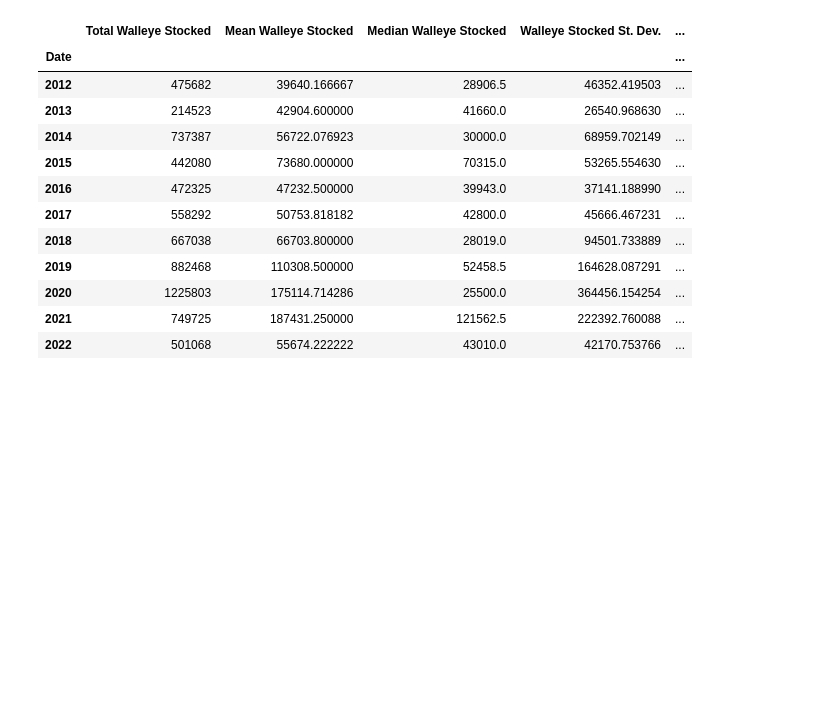
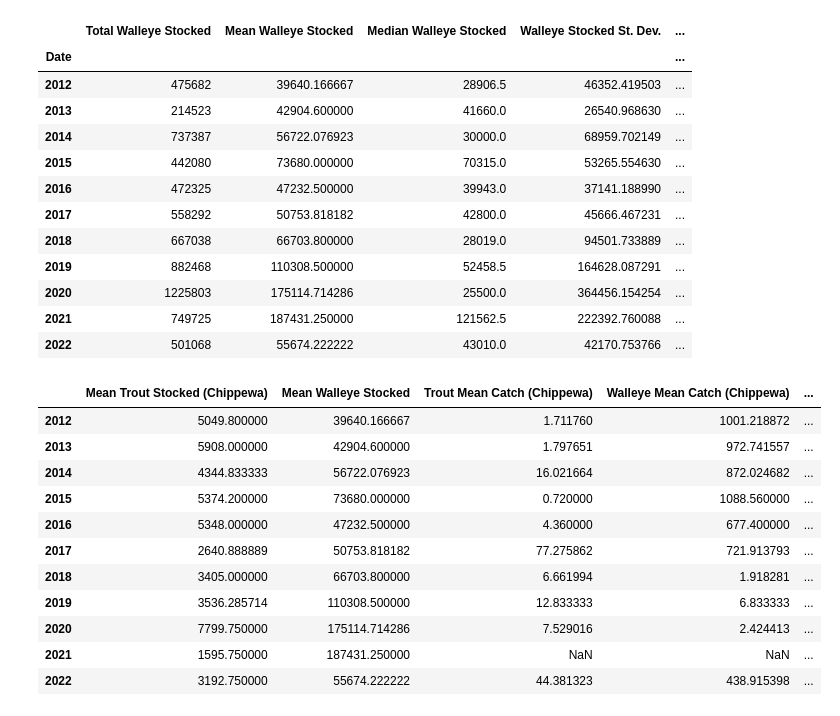
Before and after one commit to jules-krohn/Project1_Group7, a Jupyter notebook: FishingDataCode.ipynb, the cells around one changed output. Saved outputs shown, nothing was run; the diff lists cells and outputs as text; code cells hidden in the pictures; blank space fills up the shorter version.

```diff
--- a/FishingDataCode.ipynb
+++ b/FishingDataCode.ipynb
@@ -164,6 +221,25 @@ wal_df
 | 2020 | 1225803 | 175114.714286 | 25500.0 | 364456.154254 | ... |
 | 2021 | 749725 | 187431.250000 | 121562.5 | 222392.760088 | ... |
 | 2022 | 501068 | 55674.222222 | 43010.0 | 42170.753766 | ... |
+# %%
+#Big Summary
+
+Complete_sum = pd.DataFrame({"Mean Trout Stocked (Chippewa)":troutm, "Mean Walleye Stocked":walm, "Trout Mean Catch (Chippewa)":rainchipm, "Walleye Mean Catch (Chippewa)":walchipm, "Walleye Mean Catch (Bay)":waebaymean,
+                "Trout Mean Catch (Bay)":rbtbaymean, "Mean Trout Stocked (Chippewa)":troutm})
+Complete_sum
+# %% [output]
+|  | Mean Trout Stocked (Chippewa) | Mean Walleye Stocked | Trout Mean Catch (Chippewa) | Walleye Mean Catch (Chippewa) | ... |
+| 2012 | 5049.800000 | 39640.166667 | 1.711760 | 1001.218872 | ... |
+| 2013 | 5908.000000 | 42904.600000 | 1.797651 | 972.741557 | ... |
+| 2014 | 4344.833333 | 56722.076923 | 16.021664 | 872.024682 | ... |
+| 2015 | 5374.200000 | 73680.000000 | 0.720000 | 1088.560000 | ... |
+| 2016 | 5348.000000 | 47232.500000 | 4.360000 | 677.400000 | ... |
+| 2017 | 2640.888889 | 50753.818182 | 77.275862 | 721.913793 | ... |
+| 2018 | 3405.000000 | 66703.800000 | 6.661994 | 1.918281 | ... |
+| 2019 | 3536.285714 | 110308.500000 | 12.833333 | 6.833333 | ... |
+| 2020 | 7799.750000 | 175114.714286 | 7.529016 | 2.424413 | ... |
+| 2021 | 1595.750000 | 187431.250000 | NaN | NaN | ... |
+| 2022 | 3192.750000 | 55674.222222 | 44.381323 | 438.915398 | ... |
 # %%
 #Plot out (bar chart?) the mean stock and catch data from each county
 # %%
```
Also changed, not shown: parts of 6 cells of this notebook.
